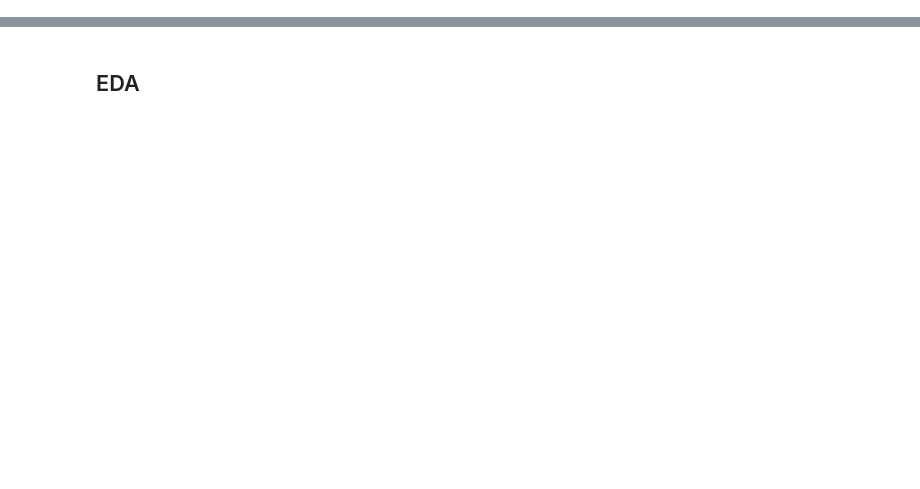
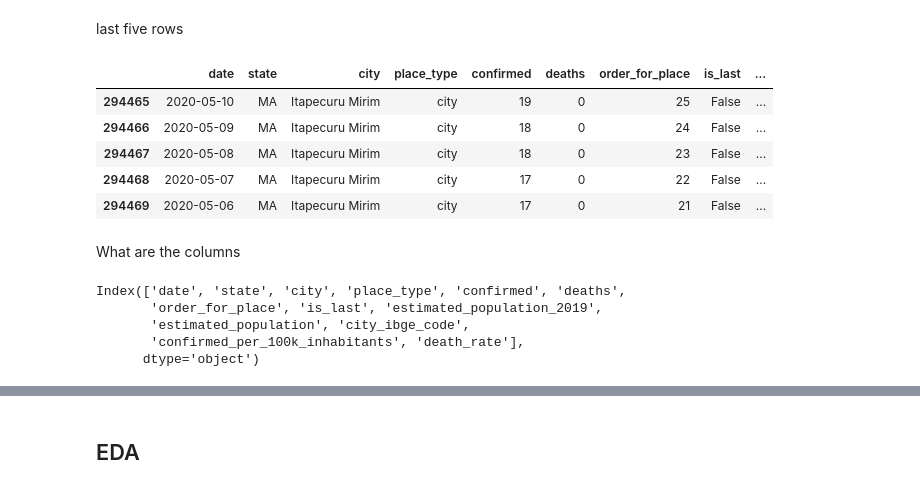
Before and after one commit to quantum-stranger/projects-2022, a Jupyter notebook: data_science_basics01.ipynb, the cells around one changed output, grey strips where cells are left out. Saved outputs shown, nothing was run; the diff lists cells and outputs as text; code cells hidden in the pictures; blank space fills up the shorter version.

```diff
--- a/data_science_basics01.ipynb
+++ b/data_science_basics01.ipynb
@@ -9,0 +20,21 @@ Ingesting Data
+# %% [markdown]
+last five rows
+# %%
+df1.tail()
+# %% [output]
+|  | date | state | city | place_type | confirmed | deaths | order_for_place | is_last | ... |
+| 294465 | 2020-05-10 | MA | Itapecuru Mirim | city | 19 | 0 | 25 | False | ... |
+| 294466 | 2020-05-09 | MA | Itapecuru Mirim | city | 18 | 0 | 24 | False | ... |
+| 294467 | 2020-05-08 | MA | Itapecuru Mirim | city | 18 | 0 | 23 | False | ... |
+| 294468 | 2020-05-07 | MA | Itapecuru Mirim | city | 17 | 0 | 22 | False | ... |
+| 294469 | 2020-05-06 | MA | Itapecuru Mirim | city | 17 | 0 | 21 | False | ... |
+# %% [markdown]
+What are the columns
+# %%
+df1.columns
+# %% [output]
+Index(['date', 'state', 'city', 'place_type', 'confirmed', 'deaths',
+       'order_for_place', 'is_last', 'estimated_population_2019',
+       'estimated_population', 'city_ibge_code',
+       'confirmed_per_100k_inhabitants', 'death_rate'],
+      dtype='object')
```
Also changed, not shown: parts of 19 cells of this notebook.
